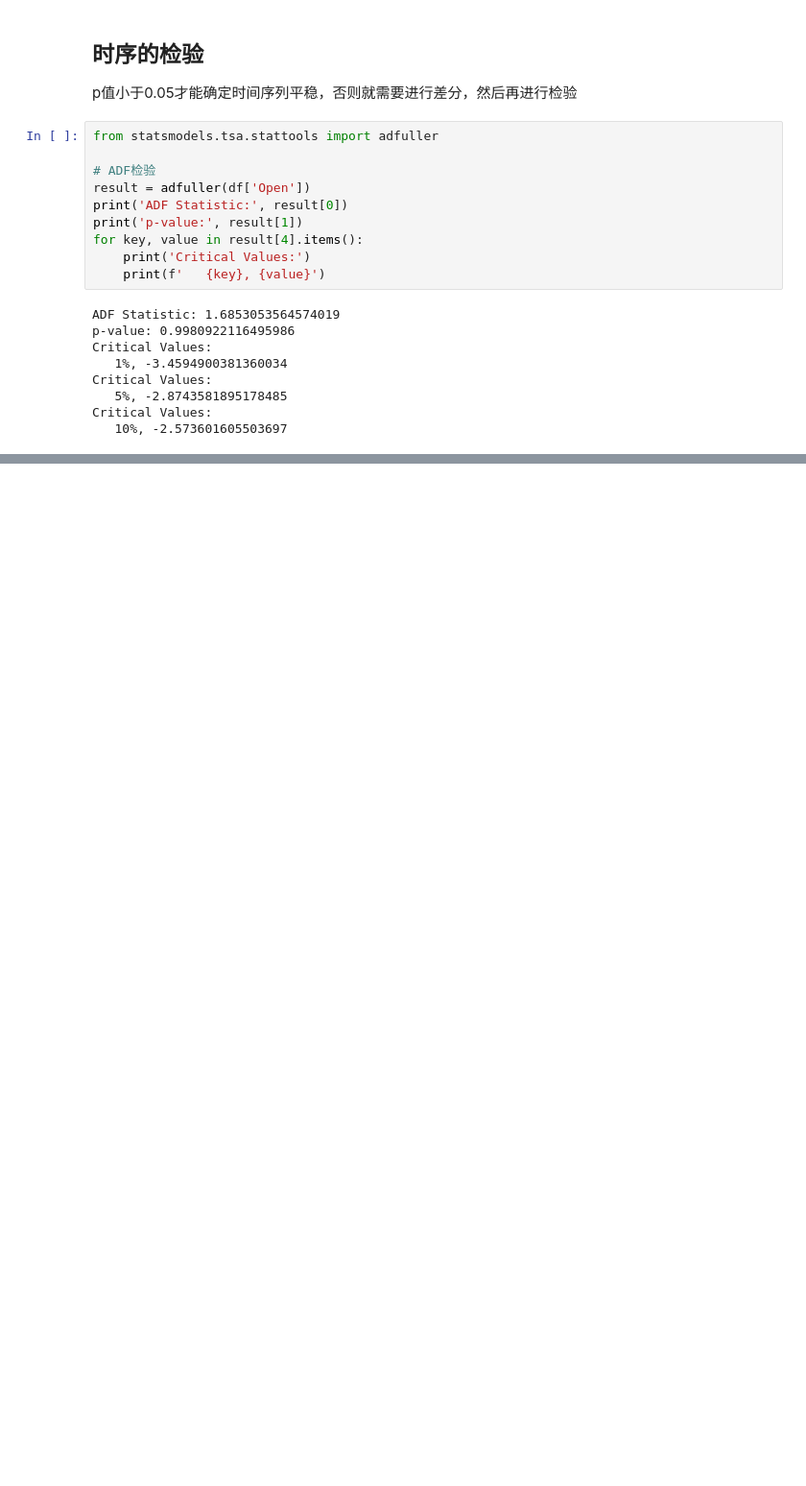
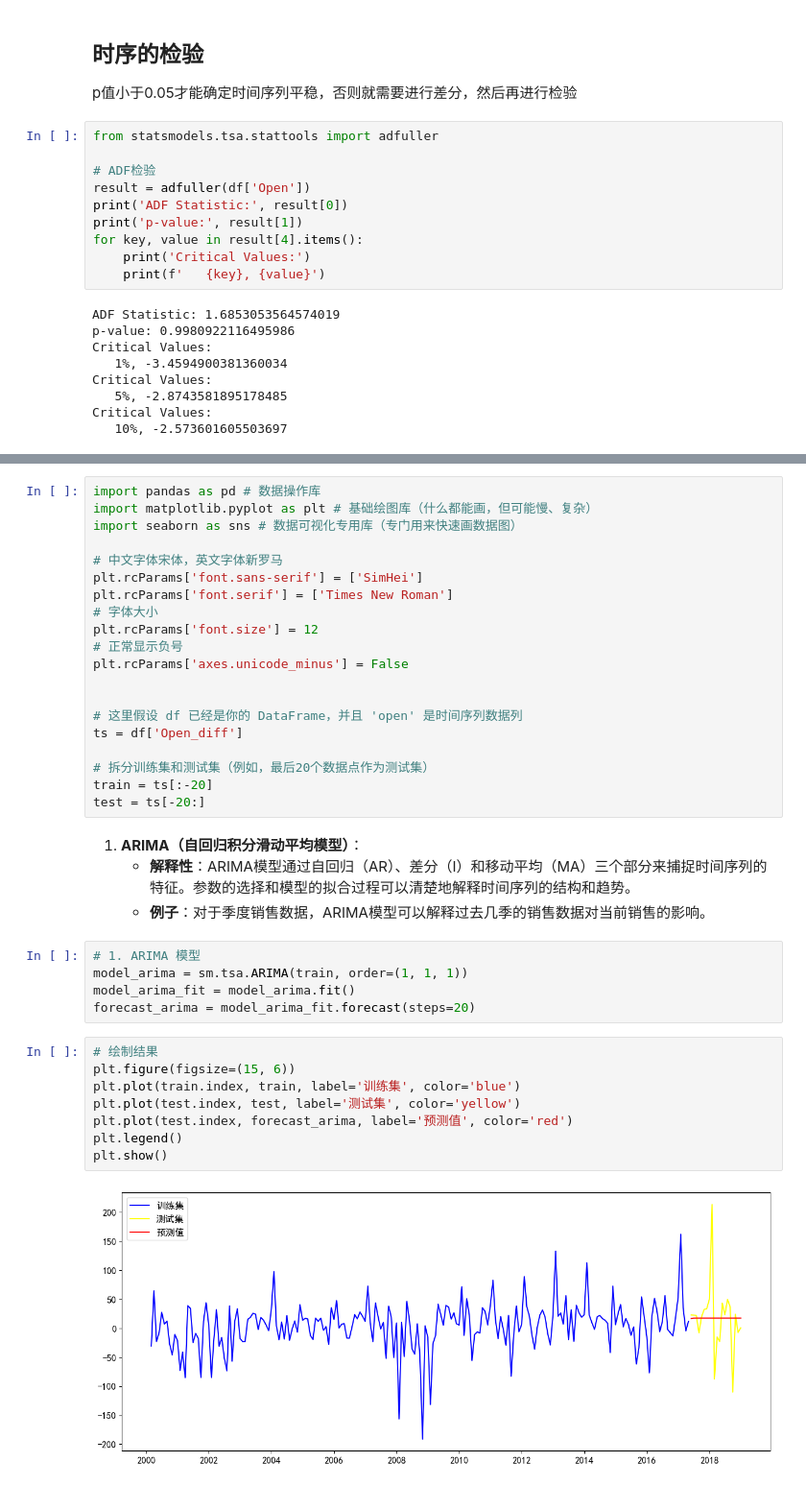
Before and after one commit to XingA02/Model_with_Python, a Jupyter notebook: 描述_5_时间序列分析.ipynb, the cells around one changed output, grey strips where cells are left out. Shown at 96% size. Cells and saved outputs as stored; diff of their text form; blank space fills up the shorter version.

```diff
--- a/描述_5_时间序列分析.ipynb
+++ b/描述_5_时间序列分析.ipynb
@@ -101,0 +148,40 @@ Freq: ME, Name: Open, dtype: float64
+# %%
+import pandas as pd # 数据操作库
+import matplotlib.pyplot as plt # 基础绘图库（什么都能画，但可能慢、复杂）
+import seaborn as sns # 数据可视化专用库（专门用来快速画数据图）
+
+# 中文字体宋体，英文字体新罗马
+plt.rcParams['font.sans-serif'] = ['SimHei']
+plt.rcParams['font.serif'] = ['Times New Roman']
+# 字体大小
+plt.rcParams['font.size'] = 12
+# 正常显示负号
+plt.rcParams['axes.unicode_minus'] = False
+
+
+# 这里假设 df 已经是你的 DataFrame，并且 'open' 是时间序列数据列
+ts = df['Open_diff']
+
+# 拆分训练集和测试集（例如，最后20个数据点作为测试集）
+train = ts[:-20]
+test = ts[-20:]
+# %% [markdown]
+
+1. **ARIMA（自回归积分滑动平均模型）**：
+   - **解释性**：ARIMA模型通过自回归（AR）、差分（I）和移动平均（MA）三个部分来捕捉时间序列的特征。参数的选择和模型的拟合过程可以清楚地解释时间序列的结构和趋势。
+   - **例子**：对于季度销售数据，ARIMA模型可以解释过去几季的销售数据对当前销售的影响。
+# %%
+# 1. ARIMA 模型
+model_arima = sm.tsa.ARIMA(train, order=(1, 1, 1))
+model_arima_fit = model_arima.fit()
+forecast_arima = model_arima_fit.forecast(steps=20)
+# %%
+# 绘制结果
+plt.figure(figsize=(15, 6))
+plt.plot(train.index, train, label='训练集', color='blue')
+plt.plot(test.index, test, label='测试集', color='yellow')
+plt.plot(test.index, forecast_arima, label='预测值', color='red')
+plt.legend()
+plt.show()
+# %% [output]
+[figure, added]
```
Also changed, not shown: parts of 16 cells of this notebook, 1 other file.
